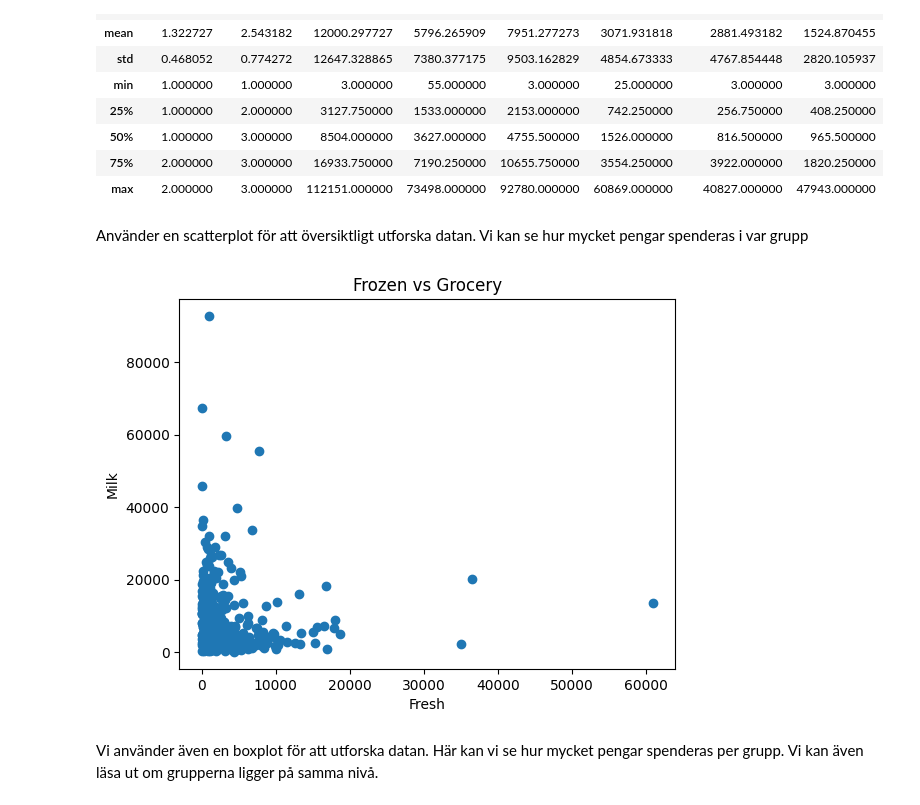
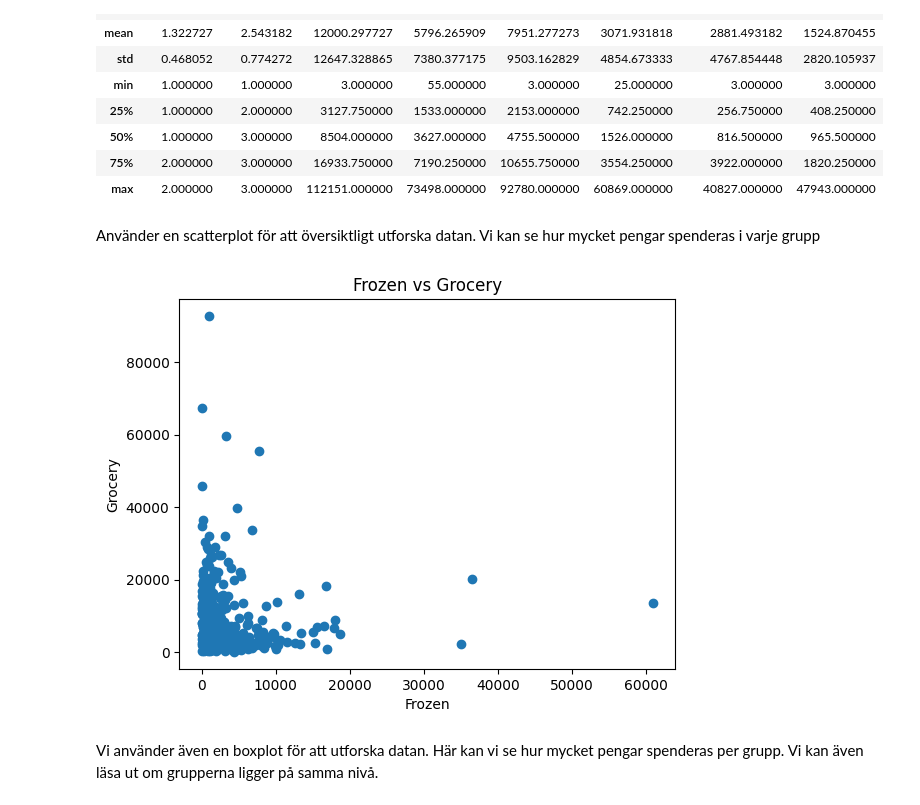
Before and after one commit to 0Mowgli0/Ai_Labbar, a Jupyter notebook: T2_agglomerative_grupp29.ipynb, the cells around one changed output. Saved outputs shown, nothing was run; the diff lists cells and outputs as text; code cells hidden in the pictures.

```diff
--- a/T2_agglomerative_grupp29.ipynb
+++ b/T2_agglomerative_grupp29.ipynb
@@ -51,15 +51,15 @@ wholesale.describe()
 | 75% | 2.000000 | 3.000000 | 16933.750000 | 7190.250000 | 10655.750000 | 3554.250000 | 3922.000000 | 1820.250000 |
 | max | 2.000000 | 3.000000 | 112151.000000 | 73498.000000 | 92780.000000 | 60869.000000 | 40827.000000 | 47943.000000 |
 # %% [markdown]
-Använder en scatterplot för att översiktligt utforska datan. Vi kan se hur mycket pengar spenderas i var grupp
+Använder en scatterplot för att översiktligt utforska datan. Vi kan se hur mycket pengar spenderas i varje grupp
 # %%
 plt.scatter(wholesale['Frozen'], wholesale['Grocery'])
-plt.xlabel('Fresh')
-plt.ylabel('Milk')
+plt.xlabel('Frozen')
+plt.ylabel('Grocery')
 plt.title('Frozen vs Grocery')
 plt.show()
 # %% [output]
-[figure, old version]
+[figure, new version]
 # %% [markdown]
 Vi använder även en boxplot för att utforska datan. Här kan vi se hur mycket pengar spenderas per grupp. Vi kan även läsa ut om grupperna ligger på samma nivå.
 # %%
```
Also changed, not shown: parts of 2 cells of this notebook.
